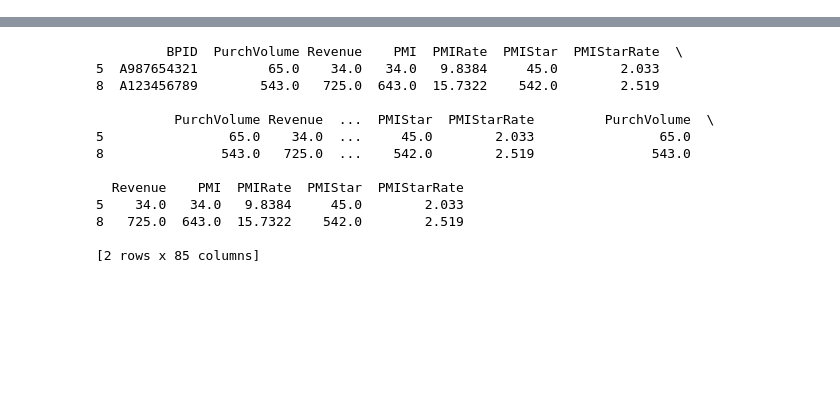
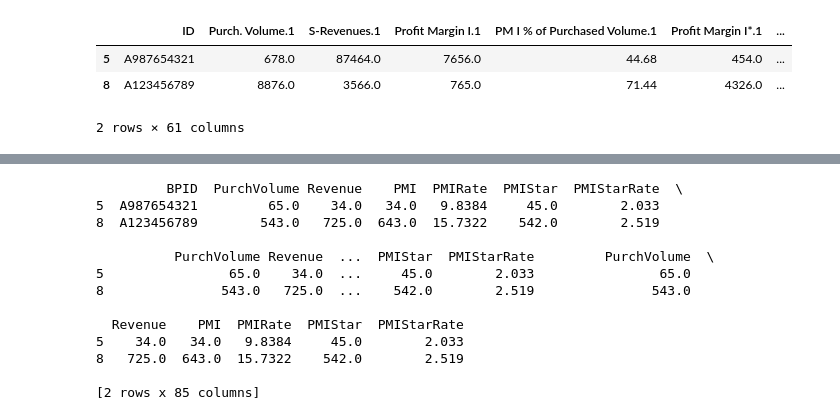
Before and after one commit to yonabell/Report, a Jupyter notebook: Reporting_final_python_code.ipynb, the cells around one changed output, grey strips where cells are left out. Cells and saved outputs as stored; diff of their text form; code cells hidden in the pictures; blank space fills up the shorter version.

```diff
--- a/Reporting_final_python_code.ipynb
+++ b/Reporting_final_python_code.ipynb
@@ -28,11 +28,11 @@ def clean_data(file_path):
     # Load the data with no predefined header
     cpt_df = pd.read_excel(file_path, engine='openpyxl', header=4)
 
-    # Filtering rows and extracting only 'A' followed by nine digits
-    filtered_cpt_df = cpt_df[cpt_df['Unnamed: 0'].str.extract(r'(A\d{9})', expand=False).notna()].copy()
+    # Filtering rows that end with 'A' followed by exactly nine digits
+    filtered_cpt_df = cpt_df[cpt_df['Unnamed: 0'].str.match(r'.*A\d{9}$', na=False)].copy()
 
     # Extracting the ID
-    filtered_cpt_df['ID'] = filtered_cpt_df['Unnamed: 0'].str.extract(r'(A\d{9})', expand=False)
+    filtered_cpt_df['ID'] = filtered_cpt_df['Unnamed: 0'].str.extract(r'(A\d{9})$', expand=False)  # Updated to extract only when pattern is at the end
 
     # Reorder columns to place 'ID' next to 'Unnamed: 0'
     cols = filtered_cpt_df.columns.tolist()
@@ -54,10 +54,17 @@ def clean_data(file_path):
     # Drop the selected columns from the DataFrame
     filtered_cpt_df.drop(columns=columns_to_drop, inplace=True)
 
-    return filtered_cpt_df
+    return filtered_cpt_df  # Ensure to return the cleaned DataFrame
 # %%
 # Call the clean_data function
 filtered_cpt_df1 = clean_data(file_path_previous_year) # file_path_current_year
+# %%
+filtered_cpt_df1
+# %% [output]
+|  | ID | Purch. Volume.1 | S-Revenues.1 | Profit Margin I.1 | PM I % of Purchased Volume.1 | Profit Margin I*.1 | ... |
+| 5 | A987654321 | 678.0 | 87464.0 | 7656.0 | 44.68 | 454.0 | ... |
+| 8 | A123456789 | 8876.0 | 3566.0 | 765.0 | 71.44 | 4326.0 | ... |
+2 rows × 61 columns
 # %%
 def replace_suffix_with_months(df):
     """
```
Also changed, not shown: parts of 2 cells of this notebook.
